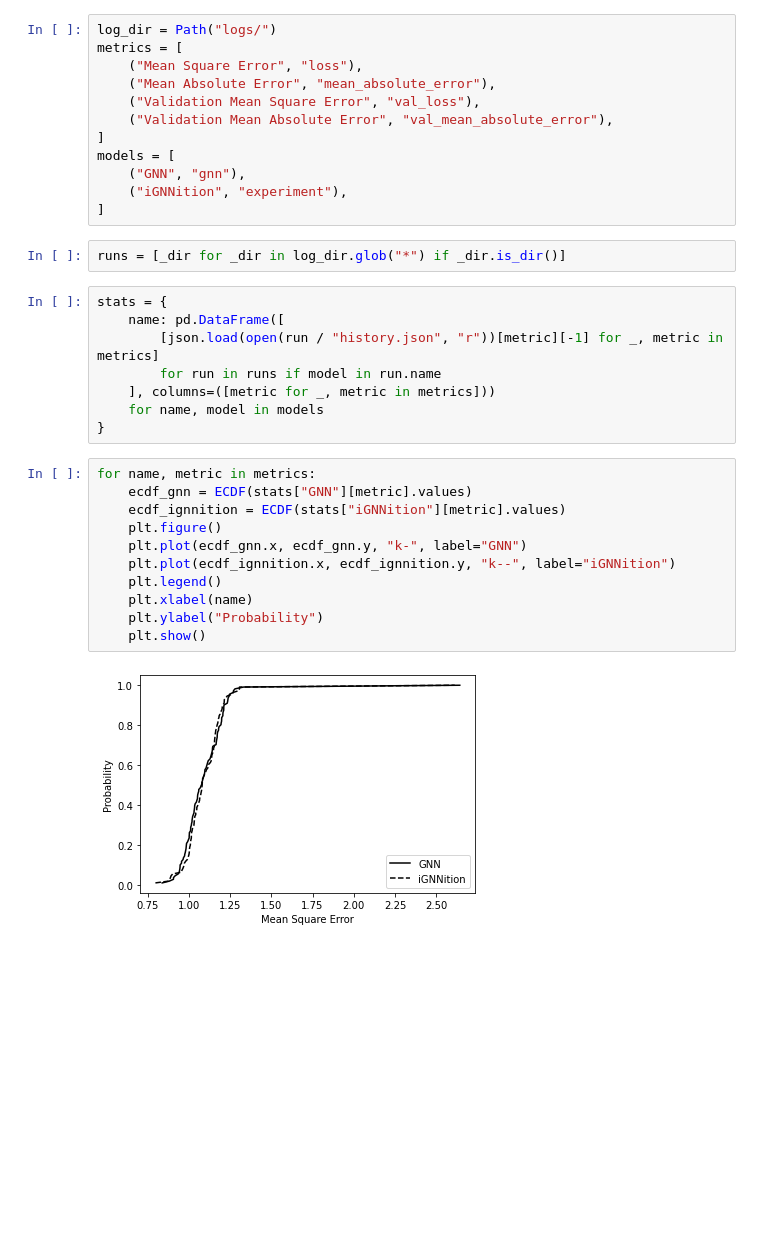
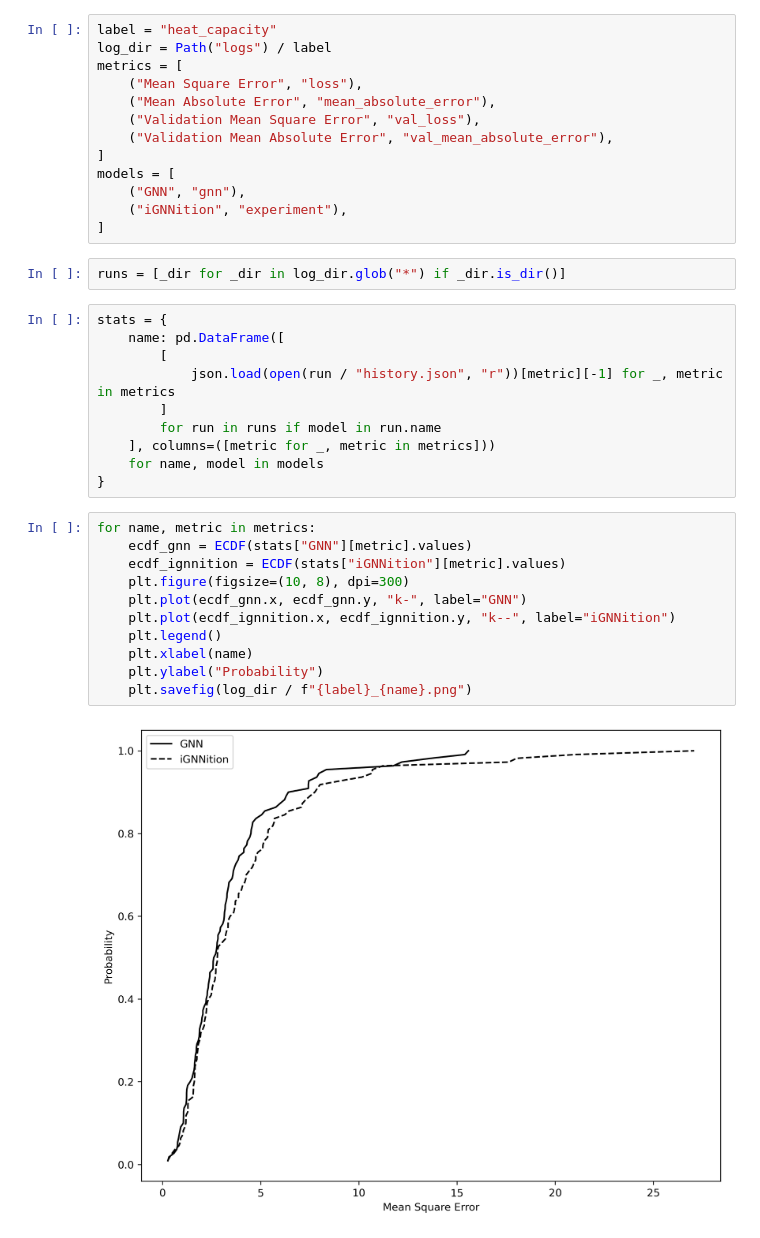
Before and after one commit to rmongeca/gnn, a Jupyter notebook: CDF metrics.ipynb, the cells around one changed output. Drawn from its saved outputs; the diff is of its cells as text; blank space fills up the shorter version.

Commit message:
[NEW] Update figure size and saving.

```diff
--- a/CDF metrics.ipynb
+++ b/CDF metrics.ipynb
@@ -7,7 +7,8 @@ import numpy as np
 import pandas as pd
 from statsmodels.distributions import ECDF
 # %%
-log_dir = Path("logs/")
+label = "heat_capacity"
+log_dir = Path("logs") / label
 metrics = [
     ("Mean Square Error", "loss"),
     ("Mean Absolute Error", "mean_absolute_error"),
@@ -23,7 +24,9 @@ runs = [_dir for _dir in log_dir.glob("*") if _dir.is_dir()]
 # %%
 stats = {
     name: pd.DataFrame([
-        [json.load(open(run / "history.json", "r"))[metric][-1] for _, metric in metrics]
+        [
+            json.load(open(run / "history.json", "r"))[metric][-1] for _, metric in metrics
+        ]
         for run in runs if model in run.name
     ], columns=([metric for _, metric in metrics]))
     for name, model in models
@@ -31,13 +34,13 @@ stats = {
 # %%
 for name, metric in metrics:
     ecdf_gnn = ECDF(stats["GNN"][metric].values)
     ecdf_ignnition = ECDF(stats["iGNNition"][metric].values)
-    plt.figure()
+    plt.figure(figsize=(10, 8), dpi=300)
     plt.plot(ecdf_gnn.x, ecdf_gnn.y, "k-", label="GNN")
     plt.plot(ecdf_ignnition.x, ecdf_ignnition.y, "k--", label="iGNNition")
     plt.legend()
     plt.xlabel(name)
     plt.ylabel("Probability")
-    plt.show()
+    plt.savefig(log_dir / f"{label}_{name}.png")
 # %% [output]
-[figure, old version]
+[figure, new version]
```
Also changed, not shown: parts of 1 cell of this notebook.
